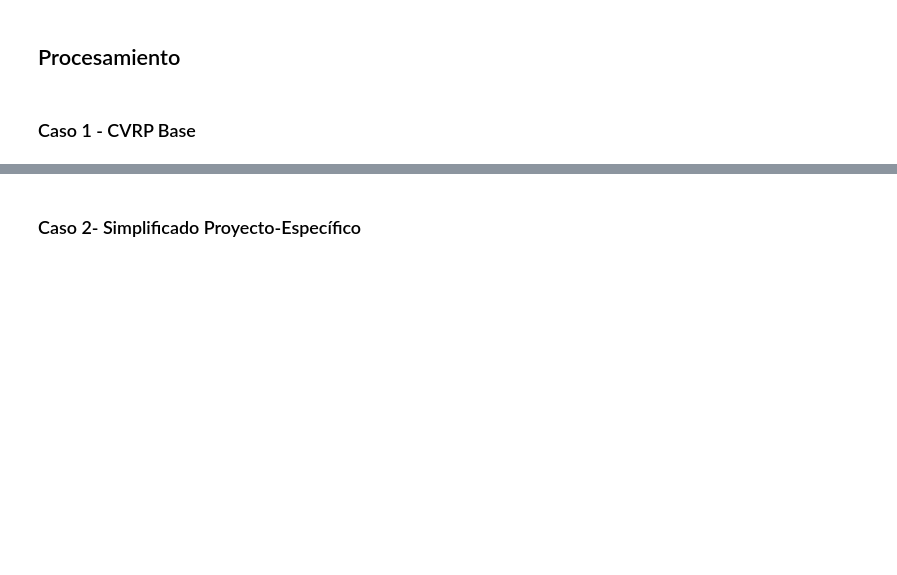
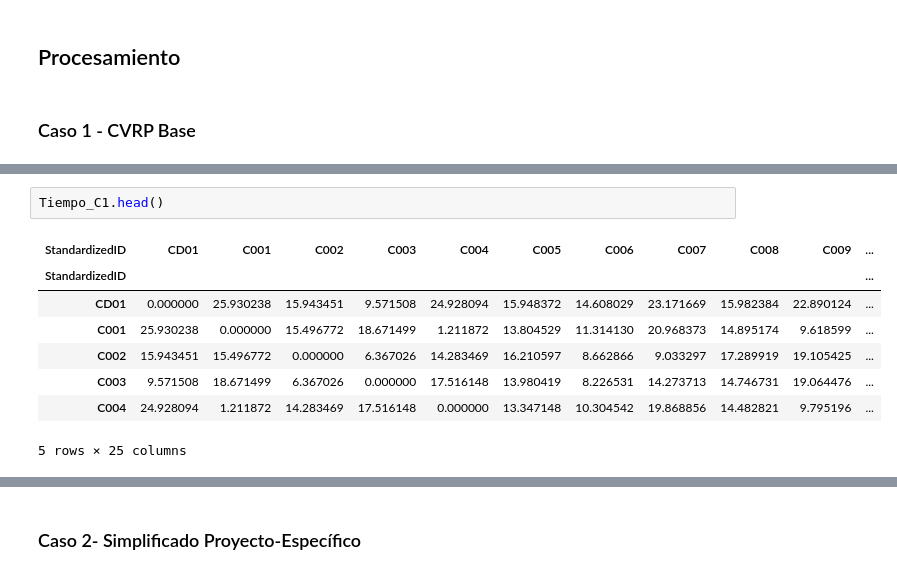
Before and after one commit to S302-prog/Mos-Proyecto1, a Jupyter notebook: Proyecto_2.ipynb, the cells around one changed output, grey strips where cells are left out. Saved outputs shown, nothing was run; the diff lists cells and outputs as text; blank space fills up the shorter version.

```diff
--- a/Proyecto_2.ipynb
+++ b/Proyecto_2.ipynb
@@ -120,0 +276,11 @@ parameters_C3.head()
+# %%
+Tiempo_C1.head()
+# %% [output]
+| StandardizedID | CD01 | C001 | C002 | C003 | C004 | C005 | C006 | C007 | C008 | C009 | ... |
+| StandardizedID |  |  |  |  |  |  |  |  |  |  | ... |
+| CD01 | 0.000000 | 25.930238 | 15.943451 | 9.571508 | 24.928094 | 15.948372 | 14.608029 | 23.171669 | 15.982384 | 22.890124 | ... |
+| C001 | 25.930238 | 0.000000 | 15.496772 | 18.671499 | 1.211872 | 13.804529 | 11.314130 | 20.968373 | 14.895174 | 9.618599 | ... |
+| C002 | 15.943451 | 15.496772 | 0.000000 | 6.367026 | 14.283469 | 16.210597 | 8.662866 | 9.033297 | 17.289919 | 19.105425 | ... |
+| C003 | 9.571508 | 18.671499 | 6.367026 | 0.000000 | 17.516148 | 13.980419 | 8.226531 | 14.273713 | 14.746731 | 19.064476 | ... |
+| C004 | 24.928094 | 1.211872 | 14.283469 | 17.516148 | 0.000000 | 13.347148 | 10.304542 | 19.868856 | 14.482821 | 9.795196 | ... |
+5 rows × 25 columns
```
Also changed, not shown: parts of 8 cells of this notebook, 4 other files.
